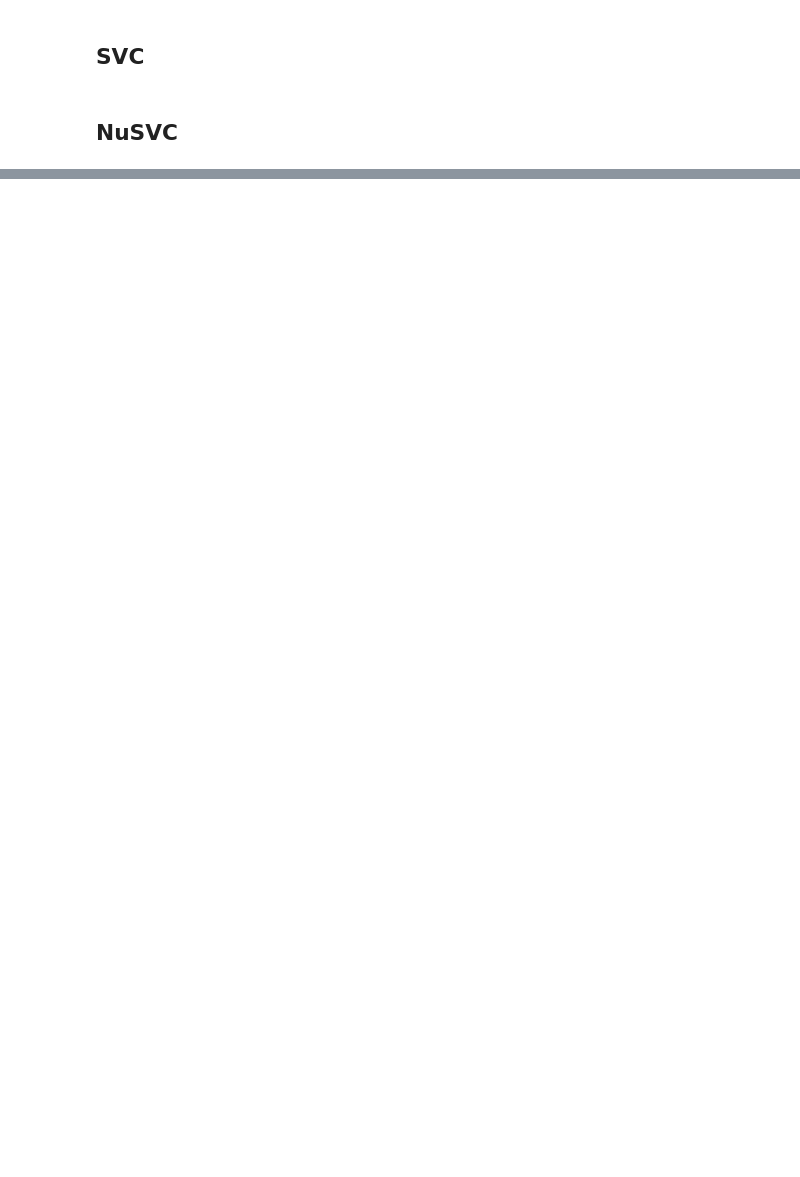
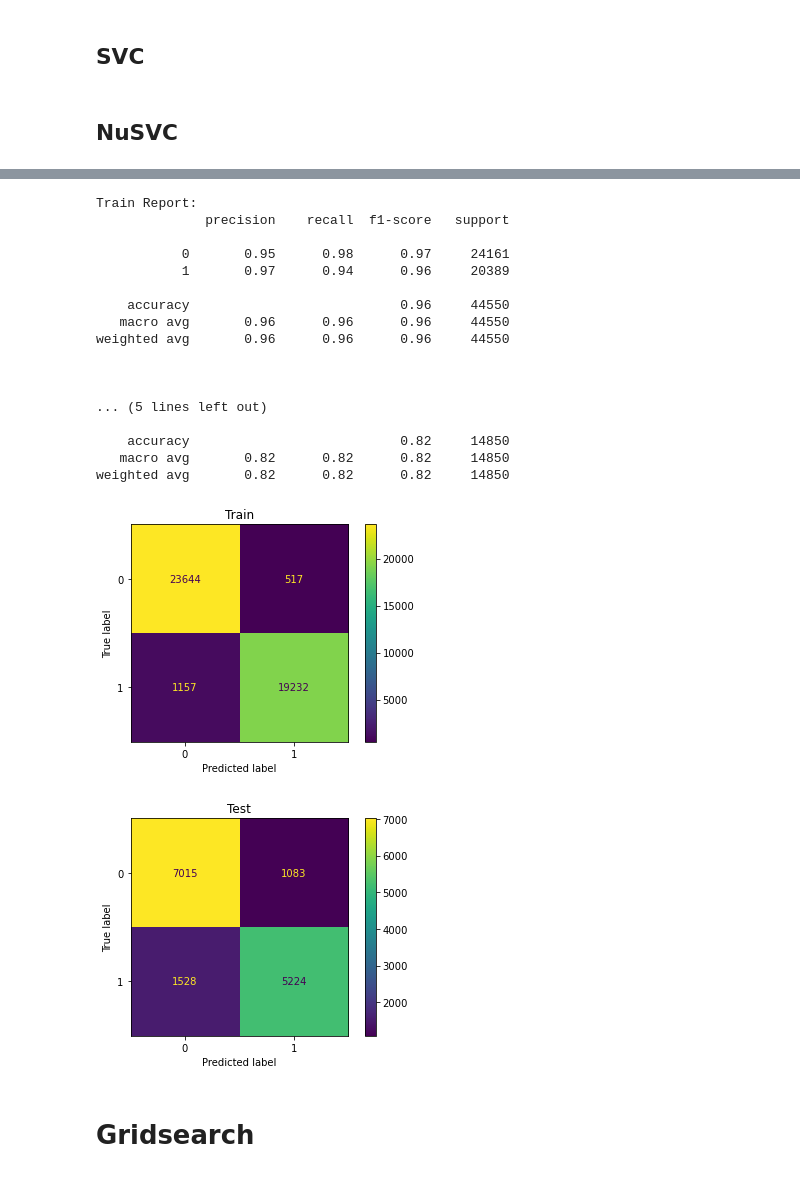
Before and after one commit to mduncan23/Tanzanian-Water-Wells-Analysis, a Jupyter notebook: Water_well_clean.ipynb, the cells around one changed output, grey strips where cells are left out. Saved outputs shown, nothing was run; the diff lists cells and outputs as text; code cells hidden in the pictures; blank space fills up the shorter version.

```diff
--- a/Water_well_clean.ipynb
+++ b/Water_well_clean.ipynb
@@ -646,0 +829,17 @@ nu_pipe.run_all(train_results=True);
+# %%
+estimators = [
+    ('lr', LogisticRegression(random_state=42)),
+#     ('knn', KNeighborsClassifier()),
+    ('dtc', DecisionTreeClassifier(random_state=42)),
+    ('rfc', RandomForestClassifier(random_state=42)),
+    ('ada', AdaBoostClassifier(random_state=42)),
+    ('xgb', xgboost.XGBClassifier(random_state=42)),
+    ('xgbrf', xgboost.XGBRFClassifier(random_state=42))
+]
+# %%
+stack_model = Pipeline([
+    ('ColTrans', ColTrans),
+    ('stack', StackingClassifier(estimators))
+])
+# %%
+stack_model.fit(X_train, y_train);
@@ -646,0 +864,26 @@ nu_pipe.run_all(train_results=True);
+# %%
+stack_pipe = ModelRuns(stack_model, 'stack', X_train, y_train)
+# %%
+stack_pipe.run_all(train_results=True);
+# %% [output]
+Train Report:
+              precision    recall  f1-score   support
+
+           0       0.95      0.98      0.97     24161
+           1       0.97      0.94      0.96     20389
+
+    accuracy                           0.96     44550
+   macro avg       0.96      0.96      0.96     44550
+weighted avg       0.96      0.96      0.96     44550
+
+
+
+... (5 lines left out)
+
+    accuracy                           0.82     14850
+   macro avg       0.82      0.82      0.82     14850
+weighted avg       0.82      0.82      0.82     14850
+[figure, added]
+[figure, added]
+# %% [markdown]
+# Gridsearch
```
Also changed, not shown: parts of 42 cells of this notebook.
